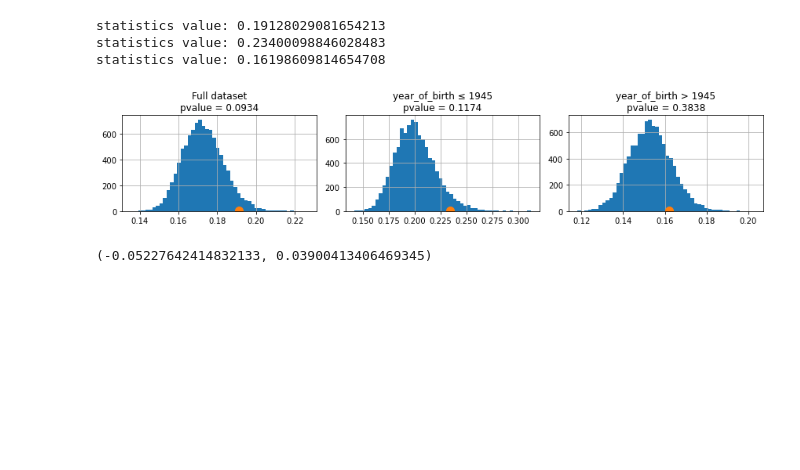
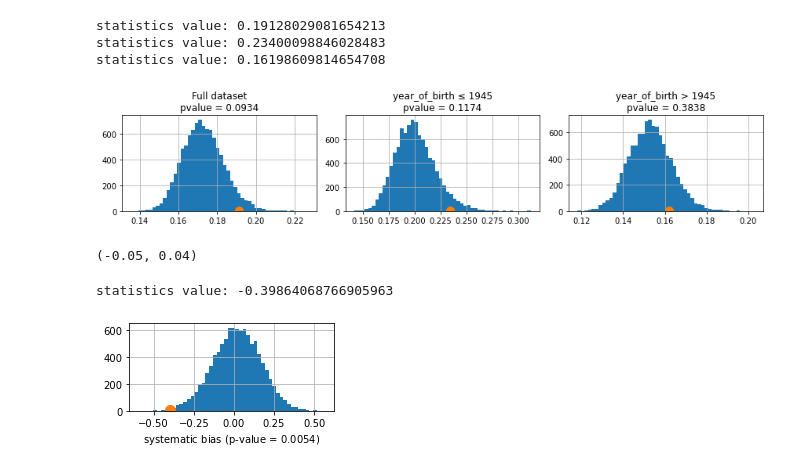
Before and after one commit to LingConLab/Can-recall-data-be-trusted, a Jupyter notebook: make-pics.ipynb, the cells around one changed output. Saved outputs shown, nothing was run; the diff lists cells and outputs as text; code cells hidden in the pictures; blank space fills up the shorter version.

```diff
--- a/make-pics.ipynb
+++ b/make-pics.ipynb
@@ -358,6 +358,22 @@ statistics value: 0.23400098846028483
 statistics value: 0.16198609814654708
 [figure]
 # %%
-ci(delta_itm_bootstrap.groupby("iter")["delta"].mean())
+tuple([round(x, 2) for x in ci(delta_itm_bootstrap.groupby("iter")["delta"].mean())])
 # %% [output]
-(-0.05227642414832133, 0.03900413406469345)
+(-0.05, 0.04)
+# %%
+plt.figure(figsize=(3.5, 2))
+stat_value, pvalue = test_hyp(
+    delta_russian_full_logodds,
+    delta_russian_perm,
+    plt.gca(),
+    stat_column="delta",
+    stat_function=identity,
+    agg_function=np.mean,
+)
+plt.xlabel(f"systematic bias (p-value = ${pvalue}$)")
+plt.tight_layout()
+plt.savefig("russian-systematic-bias.pdf")
+# %% [output]
+statistics value: -0.39864068766905963
+[figure, added]
```
Also changed, not shown: parts of 2 cells of this notebook.
